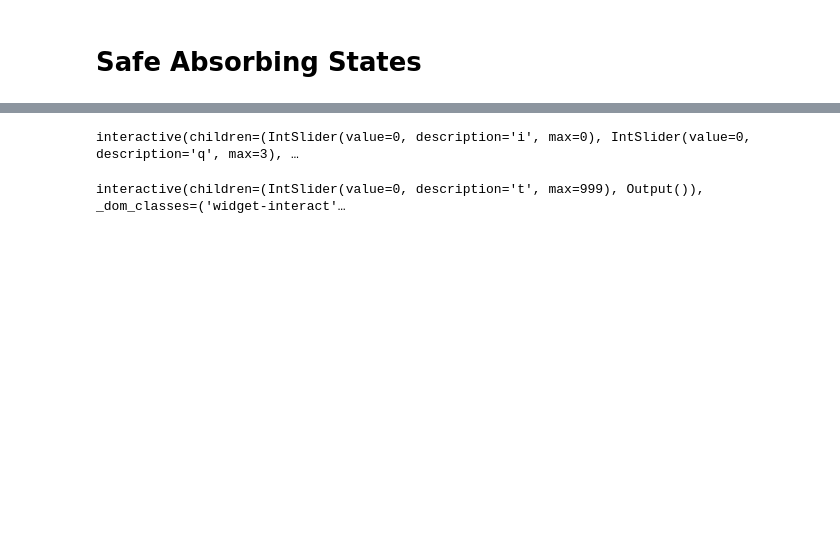
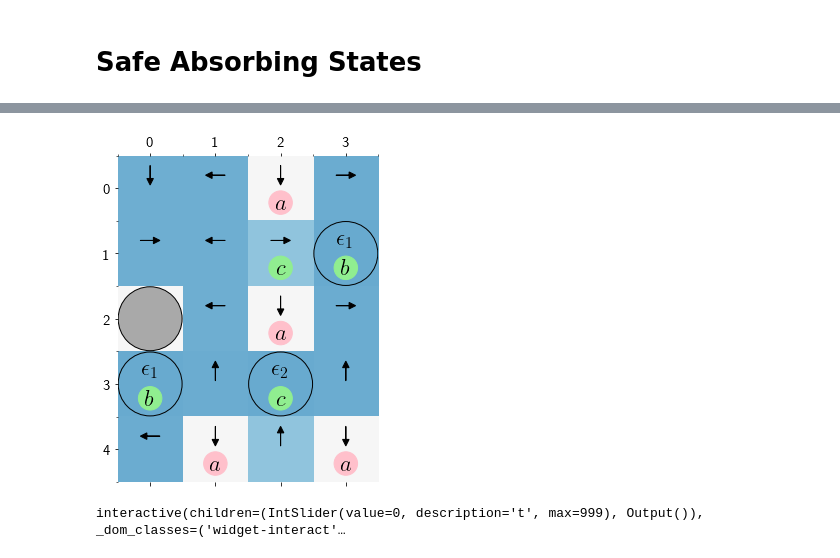
Before and after one commit to alperkamil/csrl, a Jupyter notebook: Safe Absorbing States.ipynb, the cells around one changed output, grey strips where cells are left out. Cells and saved outputs as stored; diff of their text form; code cells hidden in the pictures; blank space fills up the shorter version.

```diff
--- a/Safe Absorbing States.ipynb
+++ b/Safe Absorbing States.ipynb
@@ -44,6 +51,6 @@ interactive(children=(IntSlider(value=0, description='i', max=0), IntSlider(valu
 # %%
 policy=np.argmax(Q,axis=4)
-csrl.plot(value,policy)
+csrl.plot(value,policy,iq=(0,0),save='safe_absorbing_states_policy.eps')
 # %% [output]
-interactive(children=(IntSlider(value=0, description='i', max=0), IntSlider(value=0, description='q', max=3), …
+[figure, added]
 # %%
```
Also changed, not shown: parts of 4 cells of this notebook, 3 other files.
